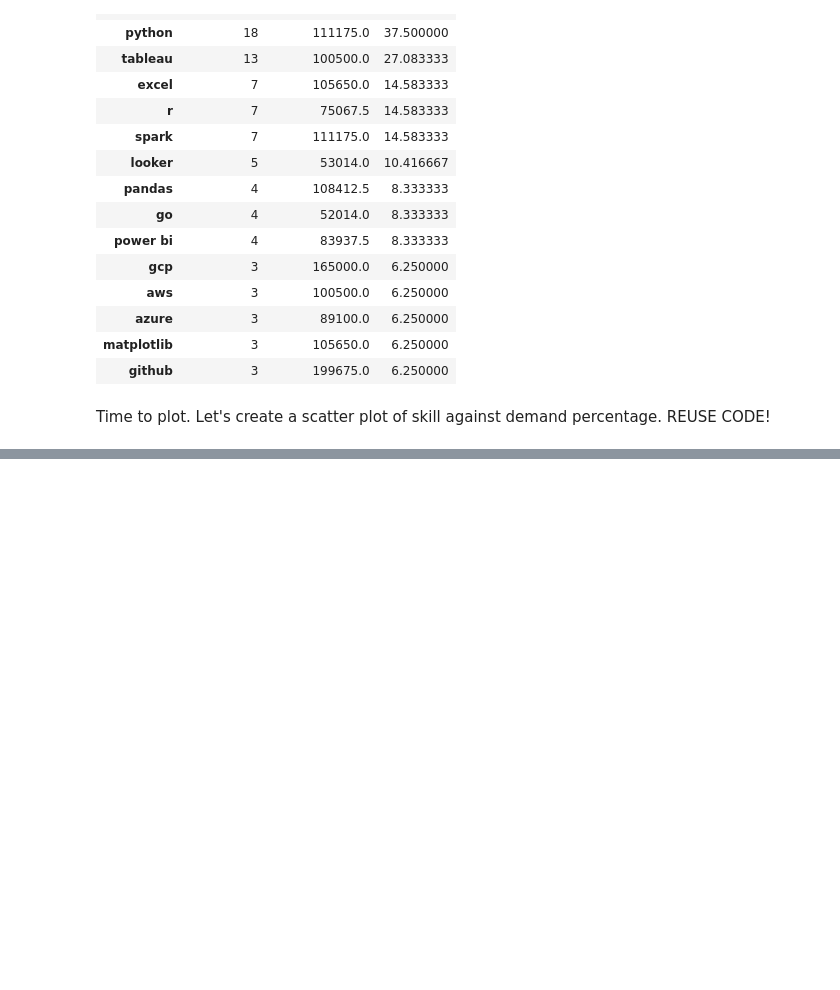
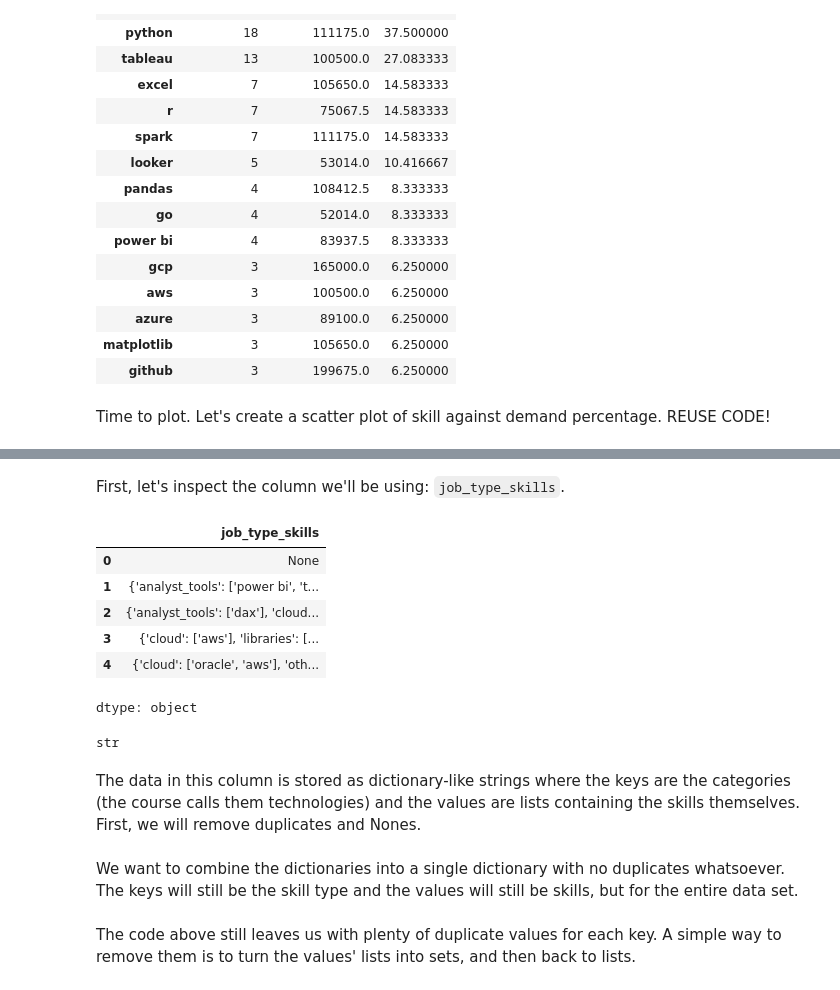
Before and after one commit to Mercedes1798/Python_Data_Analysis_Project, a Jupyter notebook: Course_Project.ipynb, the cells around one changed output, grey strips where cells are left out. Drawn from its saved outputs; the diff is of its cells as text; code cells hidden in the pictures; blank space fills up the shorter version.

```diff
--- a/Course_Project.ipynb
+++ b/Course_Project.ipynb
@@ -579,0 +604,18 @@ plt.show()
+# %% [markdown]
+First, let's inspect the column we'll be using: `job_type_skills`.
+# %%
+df["job_type_skills"].head(5)
+# %% [output]
+|  | job_type_skills |
+| 0 | None |
+| 1 | {'analyst_tools': ['power bi', 't... |
+| 2 | {'analyst_tools': ['dax'], 'cloud... |
+| 3 | {'cloud': ['aws'], 'libraries': [... |
+| 4 | {'cloud': ['oracle', 'aws'], 'oth... |
+dtype: object
+# %%
+type(df["job_type_skills"].iloc[1])
+# %% [output]
+str
+# %% [markdown]
+The data in this column is stored as dictionary-like strings where the keys are the categories (the course calls them technologies) and the values are lists containing the skills themselves. First, we will remove duplicates and Nones.
@@ -579,0 +630,2 @@ plt.show()
+# %% [markdown]
+We want to combine the dictionaries into a single dictionary with no duplicates whatsoever. The keys will still be the skill type and the values will still be skills, but for the entire data set.
@@ -579,0 +641,2 @@ plt.show()
+# %% [markdown]
+The code above still leaves us with plenty of duplicate values for each key. A simple way to remove them is to turn the values' lists into sets, and then back to lists.
```
Also changed, not shown: parts of 15 cells of this notebook.
